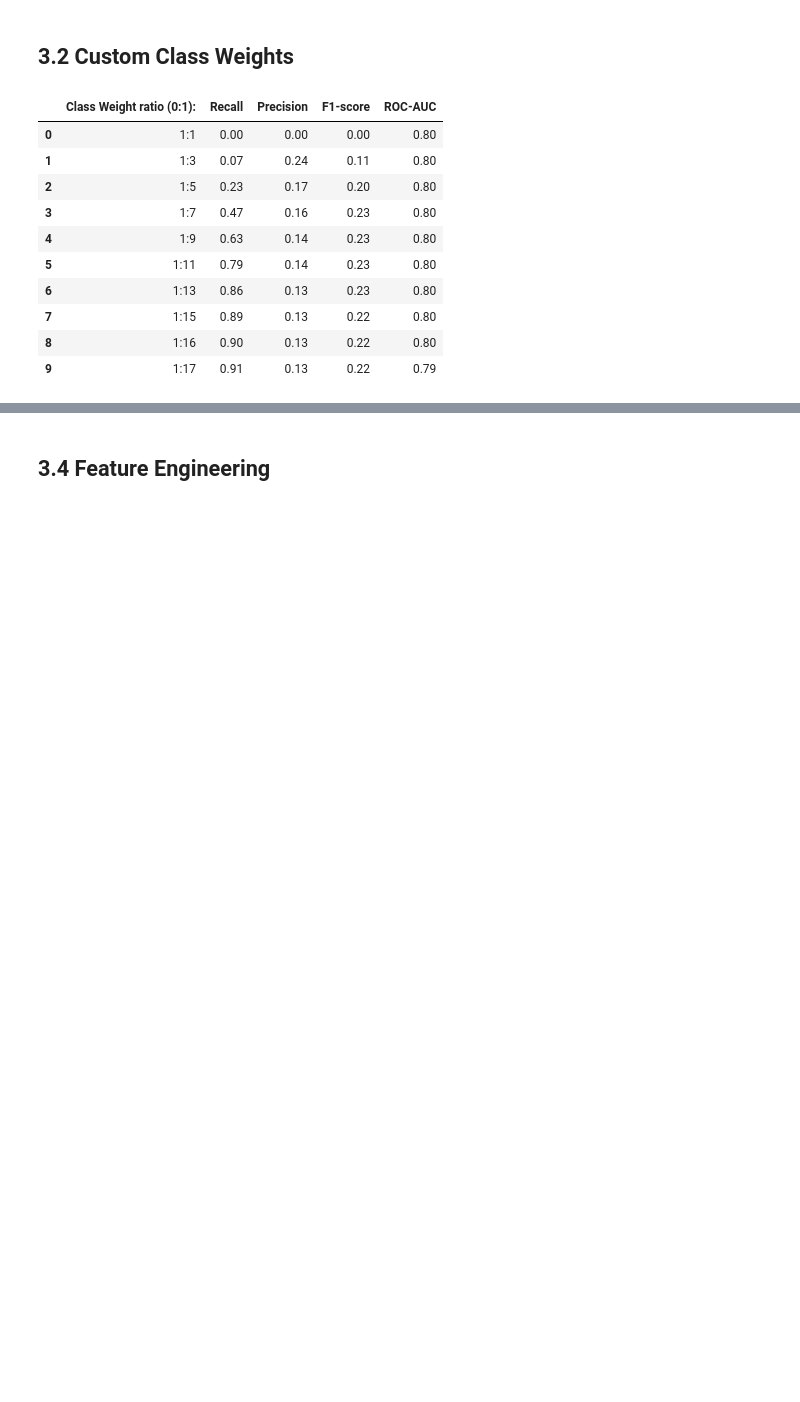
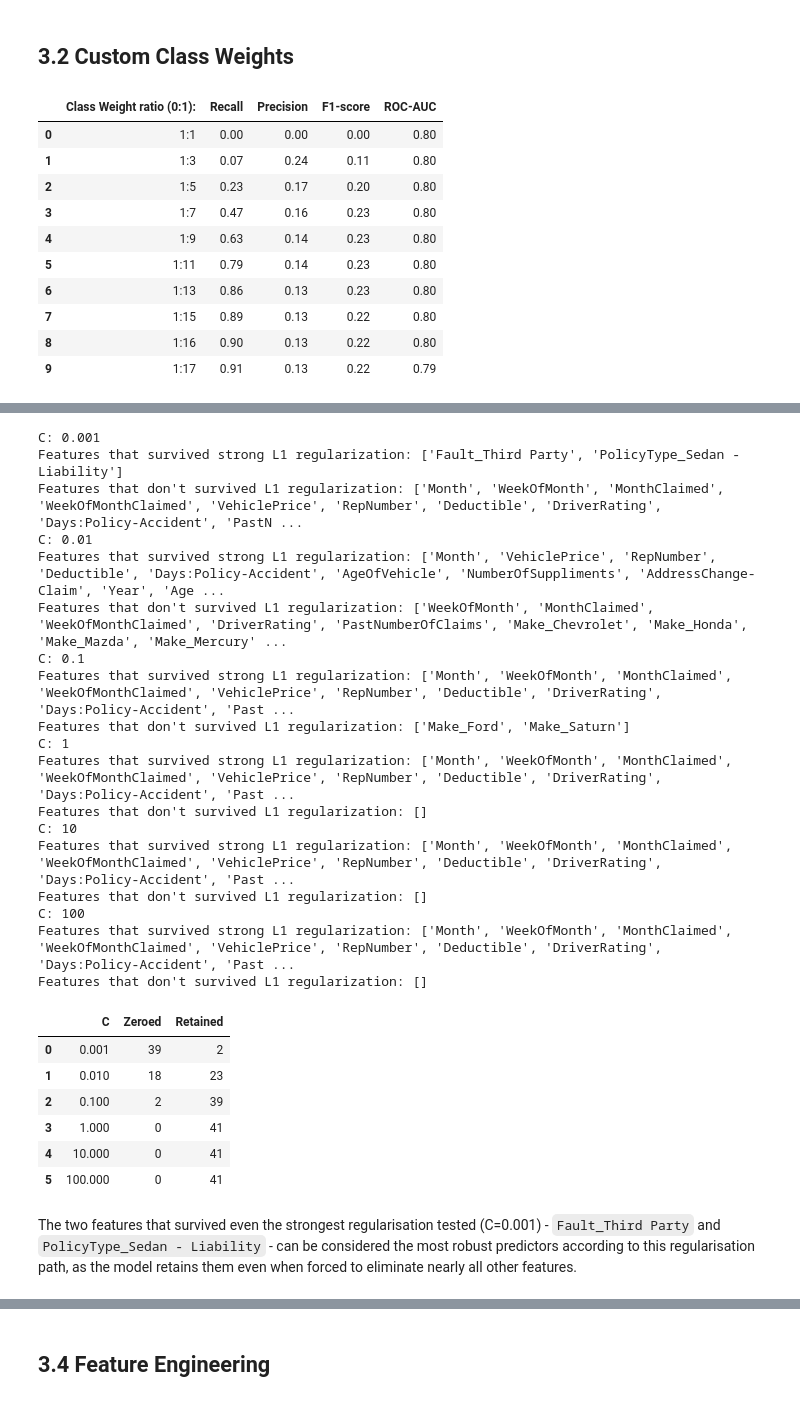
Before and after one commit to fatinshariff/auto-insurance-fraud-detection, a Jupyter notebook: 03_model_development.ipynb, the cells around one changed output, grey strips where cells are left out. Cells and saved outputs as stored; diff of their text form; code cells hidden in the pictures; blank space fills up the shorter version.

```diff
--- a/03_model_development.ipynb
+++ b/03_model_development.ipynb
@@ -386,0 +484,47 @@ For this project, we select a ratio of 1:16 which is almost the same as the para
+# %%
+c_sweep_results = []
+for c in param_grid[0].get('C') :
+    lr = LogisticRegression(max_iter=1000, random_state=42, class_weight='balanced',
+                                    penalty='l1', solver='liblinear', C=c)
+    lr.fit(X_selected_train_std, y_selected_train)
+    n_zeroed = np.sum(lr.coef_ == 0)
+    print(f"C: {c}")
+    # print(f"Features zeroed out : {n_zeroed}")
+
+    surviving_features = X_selected.columns[(lr.coef_ != 0).flatten()]
+    not_surviving_features = X_selected.columns[(lr.coef_ == 0).flatten()]
+
+    print("Features that survived strong L1 regularization:", list(surviving_features))
+    print("Features that don't survived L1 regularization:", list(not_surviving_features))
+    c_sweep_results.append({'C': c,"Zeroed":len(not_surviving_features),"Retained":len(surviving_features)})
+
+c_sweep_df = pd.DataFrame(c_sweep_results)
+c_sweep_df
+# %% [output]
+C: 0.001
+Features that survived strong L1 regularization: ['Fault_Third Party', 'PolicyType_Sedan - Liability']
+Features that don't survived L1 regularization: ['Month', 'WeekOfMonth', 'MonthClaimed', 'WeekOfMonthClaimed', 'VehiclePrice', 'RepNumber', 'Deductible', 'DriverRating', 'Days:Policy-Accident', 'PastN ...
+C: 0.01
+Features that survived strong L1 regularization: ['Month', 'VehiclePrice', 'RepNumber', 'Deductible', 'Days:Policy-Accident', 'AgeOfVehicle', 'NumberOfSuppliments', 'AddressChange-Claim', 'Year', 'Age ...
+Features that don't survived L1 regularization: ['WeekOfMonth', 'MonthClaimed', 'WeekOfMonthClaimed', 'DriverRating', 'PastNumberOfClaims', 'Make_Chevrolet', 'Make_Honda', 'Make_Mazda', 'Make_Mercury' ...
+C: 0.1
+Features that survived strong L1 regularization: ['Month', 'WeekOfMonth', 'MonthClaimed', 'WeekOfMonthClaimed', 'VehiclePrice', 'RepNumber', 'Deductible', 'DriverRating', 'Days:Policy-Accident', 'Past ...
+Features that don't survived L1 regularization: ['Make_Ford', 'Make_Saturn']
+C: 1
+Features that survived strong L1 regularization: ['Month', 'WeekOfMonth', 'MonthClaimed', 'WeekOfMonthClaimed', 'VehiclePrice', 'RepNumber', 'Deductible', 'DriverRating', 'Days:Policy-Accident', 'Past ...
+Features that don't survived L1 regularization: []
+C: 10
+Features that survived strong L1 regularization: ['Month', 'WeekOfMonth', 'MonthClaimed', 'WeekOfMonthClaimed', 'VehiclePrice', 'RepNumber', 'Deductible', 'DriverRating', 'Days:Policy-Accident', 'Past ...
+Features that don't survived L1 regularization: []
+C: 100
+Features that survived strong L1 regularization: ['Month', 'WeekOfMonth', 'MonthClaimed', 'WeekOfMonthClaimed', 'VehiclePrice', 'RepNumber', 'Deductible', 'DriverRating', 'Days:Policy-Accident', 'Past ...
+Features that don't survived L1 regularization: []
+|  | C | Zeroed | Retained |
+| 0 | 0.001 | 39 | 2 |
+| 1 | 0.010 | 18 | 23 |
+| 2 | 0.100 | 2 | 39 |
+| 3 | 1.000 | 0 | 41 |
+| 4 | 10.000 | 0 | 41 |
+| 5 | 100.000 | 0 | 41 |
+# %% [markdown]
+The two features that survived even the strongest regularisation tested (C=0.001) - `Fault_Third Party` and `PolicyType_Sedan - Liability` - can be considered the most robust predictors according to this regularisation path, as the model retains them even when forced to eliminate nearly all other features.
```
Also changed, not shown: parts of 12 cells of this notebook.
